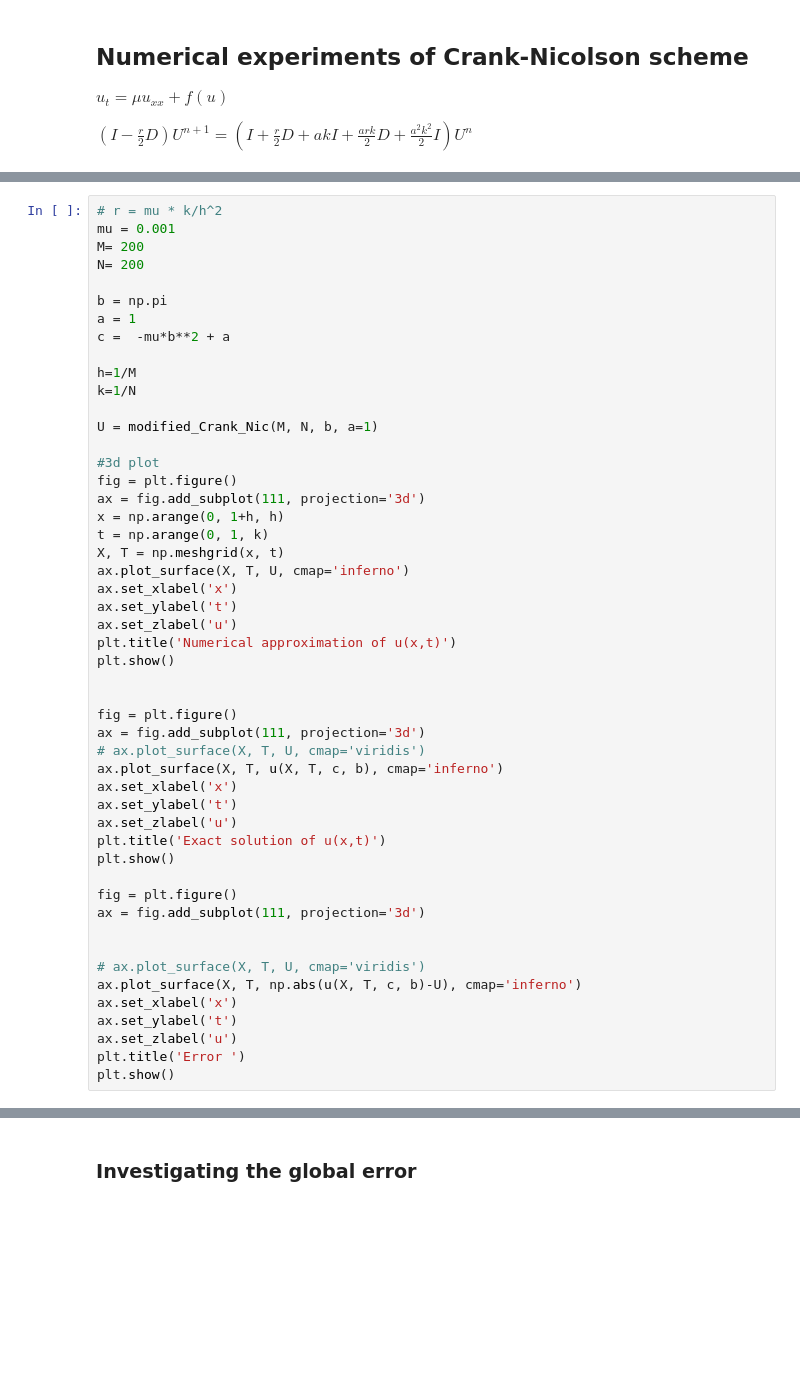
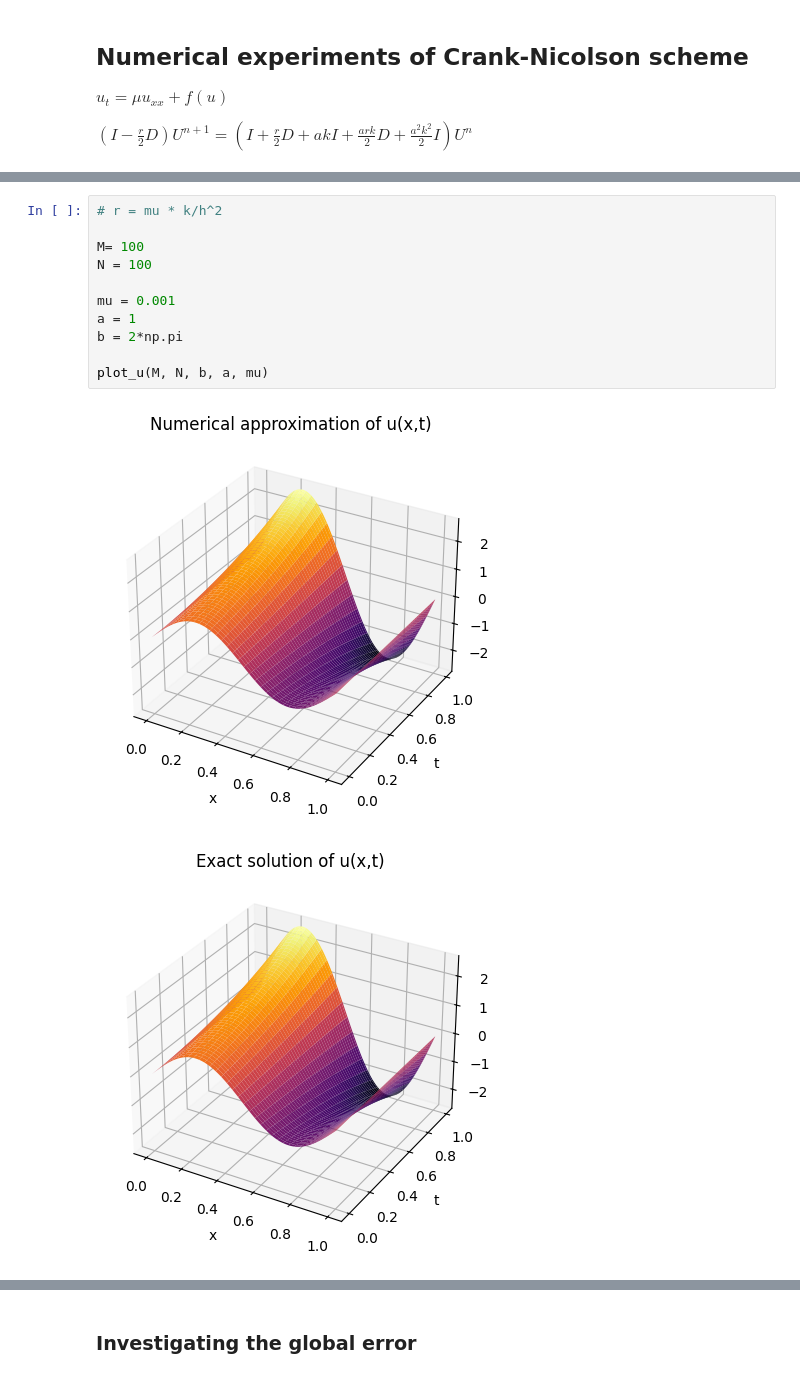
Before and after one commit to 1rideee/Numdiff, a Jupyter notebook: Project1.ipynb, the cells around one changed output, grey strips where cells are left out. Saved outputs shown, nothing was run; the diff lists cells and outputs as text; blank space fills up the shorter version.

```diff
--- a/Project1.ipynb
+++ b/Project1.ipynb
@@ -58,50 +98,14 @@ def modified_Crank_Nic(M, N, b, a=1, mu= 0.001):
-# %%
-# r = mu * k/h^2
-mu = 0.001
-M= 200
-N= 200
-
-b = np.pi
-a = 1
-c =  -mu*b**2 + a
-
-h=1/M
-k=1/N
-
-U = modified_Crank_Nic(M, N, b, a=1)
-
-#3d plot
-fig = plt.figure()
-ax = fig.add_subplot(111, projection='3d')
-x = np.arange(0, 1+h, h)
-t = np.arange(0, 1, k)
-X, T = np.meshgrid(x, t)
-ax.plot_surface(X, T, U, cmap='inferno')
-ax.set_xlabel('x')
-ax.set_ylabel('t')
-ax.set_zlabel('u')
-plt.title('Numerical approximation of u(x,t)')
-plt.show()
-
-
-fig = plt.figure()
-ax = fig.add_subplot(111, projection='3d')
-# ax.plot_surface(X, T, U, cmap='viridis')
-ax.plot_surface(X, T, u(X, T, c, b), cmap='inferno')
-ax.set_xlabel('x')
-ax.set_ylabel('t')
-ax.set_zlabel('u')
-plt.title('Exact solution of u(x,t)')
-plt.show()
-
-fig = plt.figure()
-ax = fig.add_subplot(111, projection='3d')
-
-
-# ax.plot_surface(X, T, U, cmap='viridis')
-ax.plot_surface(X, T, np.abs(u(X, T, c, b)-U), cmap='inferno')
-ax.set_xlabel('x')
-ax.set_ylabel('t')
-ax.set_zlabel('u')
-plt.title('Error ')
-plt.show()
+# %%
+# r = mu * k/h^2
+
+M= 100
+N = 100
+
+mu = 0.001
+a = 1
+b = 2*np.pi
+
+plot_u(M, N, b, a, mu)
+# %% [output]
+[figure, added]
+[figure, added]
```
Also changed, not shown: parts of 15 cells of this notebook.
